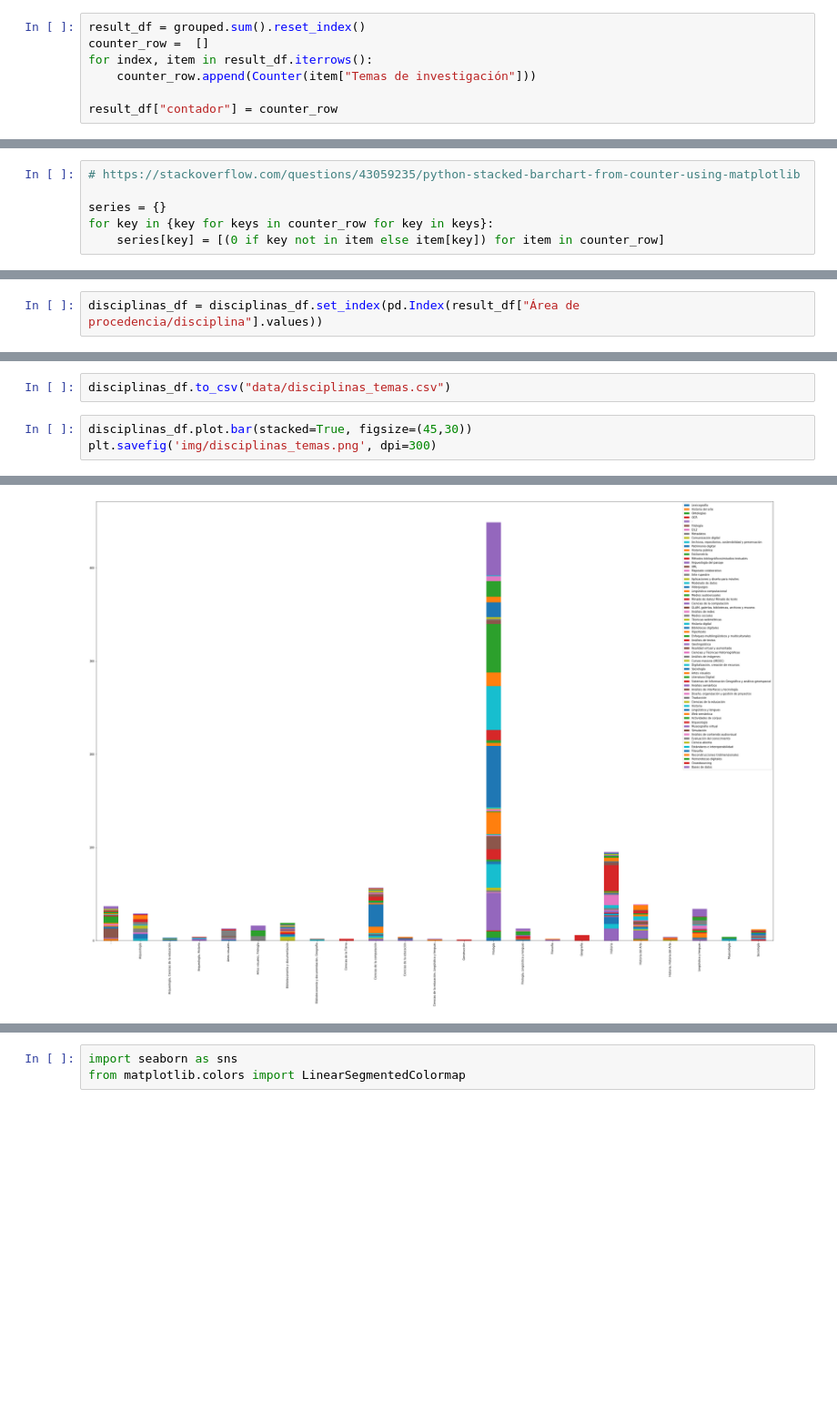
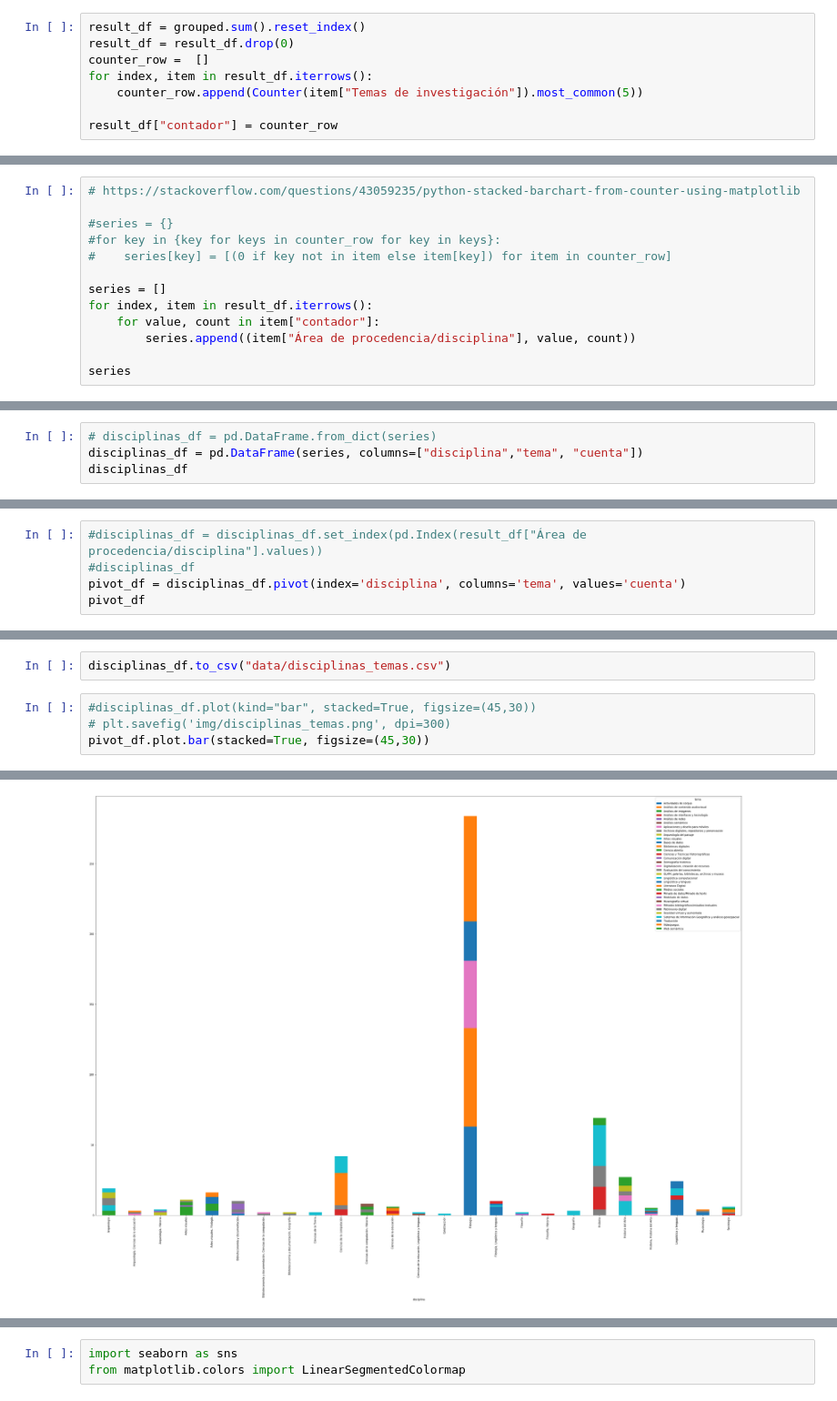
Before and after one commit to linhd-postdata/desir, a Jupyter notebook: Disciplinas.ipynb, the cells around one changed output, grey strips where cells are left out. Shown at 91% size. Drawn from its saved outputs; the diff is of its cells as text; blank space fills up the shorter version.

Commit message:
Get top 5 research topics, corrected axis of the founding chart

```diff
--- a/Disciplinas.ipynb
+++ b/Disciplinas.ipynb
@@ -85,8 +100,9 @@ Arte rupestre
 # %%
 result_df = grouped.sum().reset_index()
+result_df = result_df.drop(0)
 counter_row =  []
 for index, item in result_df.iterrows():
-    counter_row.append(Counter(item["Temas de investigación"]))
+    counter_row.append(Counter(item["Temas de investigación"]).most_common(5))
 
 result_df["contador"] = counter_row
 # %%
@@ -112,6 +128,13 @@ result_df
 # %%
 # https://stackoverflow.com/questions/43059235/python-stacked-barchart-from-counter-using-matplotlib
 
-series = {}
-for key in {key for keys in counter_row for key in keys}:
-    series[key] = [(0 if key not in item else item[key]) for item in counter_row]
+#series = {}
+#for key in {key for keys in counter_row for key in keys}:
+#    series[key] = [(0 if key not in item else item[key]) for item in counter_row]
+
+series = []
+for index, item in result_df.iterrows():
+    for value, count in item["contador"]:
+        series.append((item["Área de procedencia/disciplina"], value, count))
+
+series
@@ -119,0 +159,4 @@ disciplinas_df = pd.DataFrame.from_dict(series)
+# %%
+# disciplinas_df = pd.DataFrame.from_dict(series)
+disciplinas_df = pd.DataFrame(series, columns=["disciplina","tema", "cuenta"])
+disciplinas_df
@@ -120,2 +177,5 @@ disciplinas_df = pd.DataFrame.from_dict(series)
 # %%
-disciplinas_df = disciplinas_df.set_index(pd.Index(result_df["Área de procedencia/disciplina"].values))
+#disciplinas_df = disciplinas_df.set_index(pd.Index(result_df["Área de procedencia/disciplina"].values))
+#disciplinas_df
+pivot_df = disciplinas_df.pivot(index='disciplina', columns='tema', values='cuenta')
+pivot_df
@@ -122,6 +202,7 @@ disciplinas_df = disciplinas_df.set_index(pd.Index(result_df["Área de procedenc
 # %%
 disciplinas_df.to_csv("data/disciplinas_temas.csv")
 # %%
-disciplinas_df.plot.bar(stacked=True, figsize=(45,30))
-plt.savefig('img/disciplinas_temas.png', dpi=300)
+#disciplinas_df.plot(kind="bar", stacked=True, figsize=(45,30))
+# plt.savefig('img/disciplinas_temas.png', dpi=300)
+pivot_df.plot.bar(stacked=True, figsize=(45,30))
 # %% [output]
@@ -128 +210 @@ plt.savefig('img/disciplinas_temas.png', dpi=300)
-[figure, old version]
+[figure, new version]
```
Also changed, not shown: parts of 13 cells of this notebook, 3 other files.
